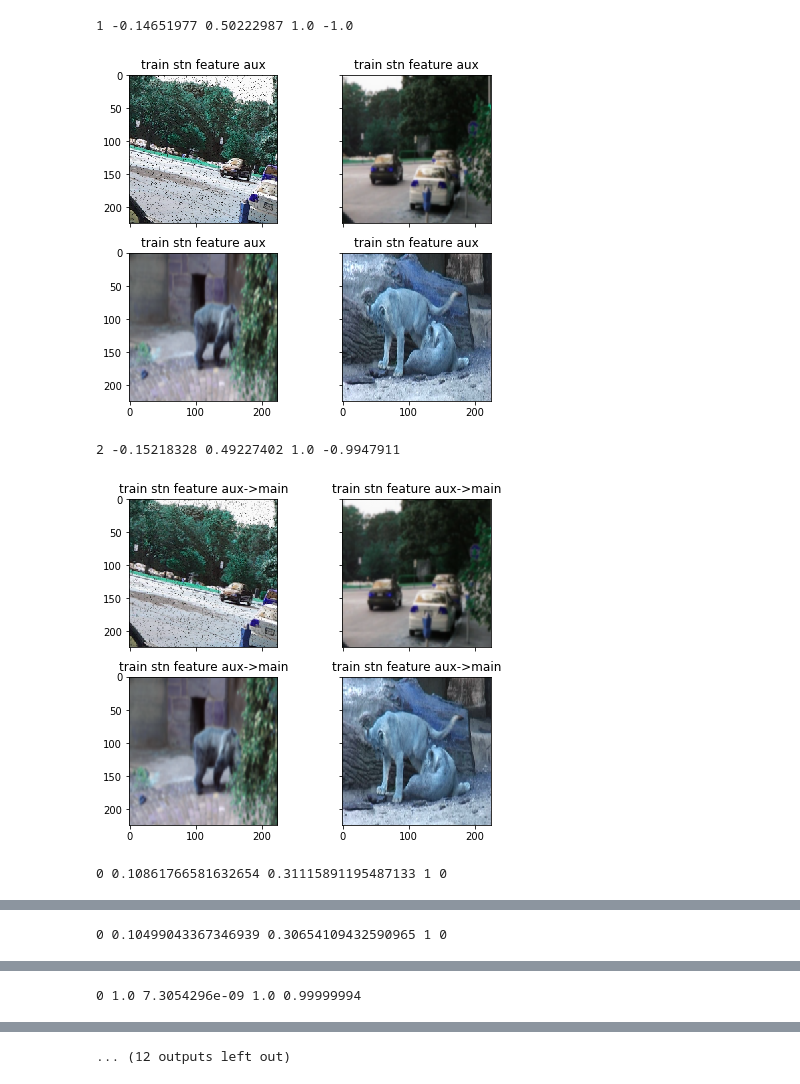
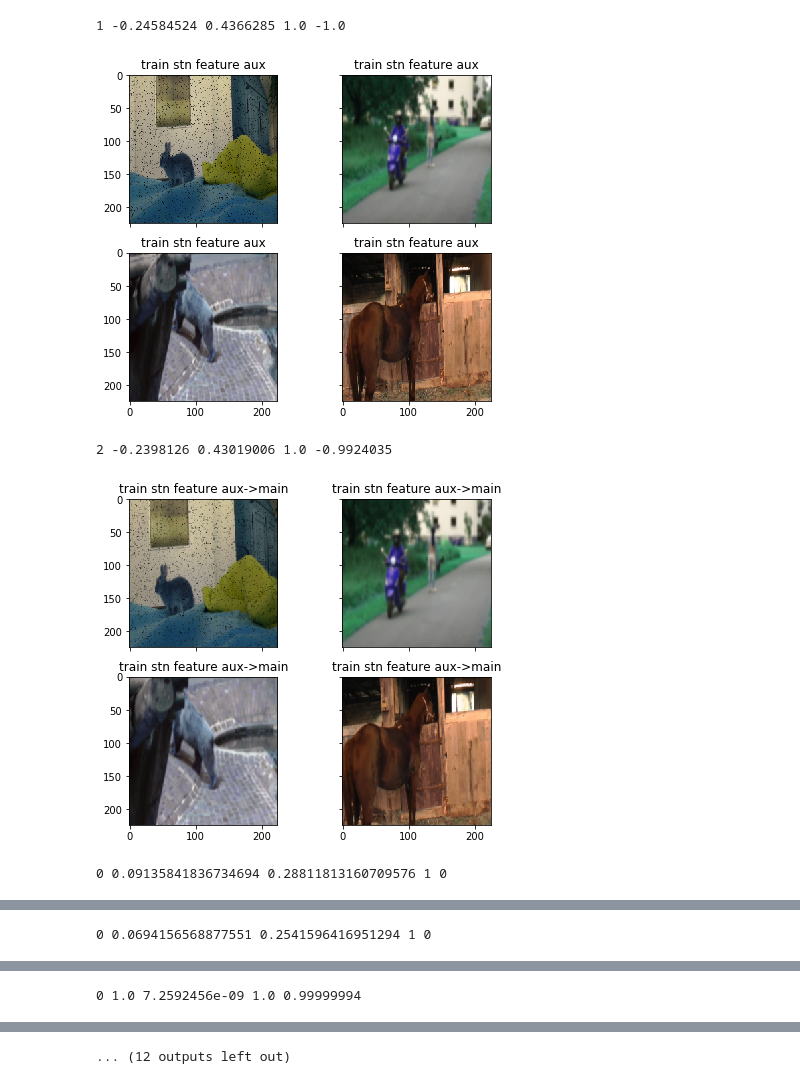
Before and after one commit to ISCAS007/torchseg, a Jupyter notebook: notebooks/motion_stn.ipynb, the cells around one changed output, grey strips where cells are left out. Drawn from its saved outputs; the diff is of its cells as text; code cells hidden in the pictures.

```diff
--- a/notebooks/motion_stn.ipynb
+++ b/notebooks/motion_stn.ipynb
@@ -124,10 +63,13 @@ def stn_loss(features,motion,pose,pose_mask_reg=1.0):
         total_loss+=pose_reg_loss
     return total_loss
 
-config_list='--net_name motion_unet_stn --backbone_name vgg11'
-config_list+=' --upsample_layer 1 --freeze_layer 0 --deconv_layer 5 --use_none_layer False'
-config_list+=' --use_part_number 1000 --note test_stn --dataset FBMS'
-model,dataset_loaders,normer=get_model_and_dataset(config_list.split())
+# config_list='--net_name motion_unet_stn --backbone_name vgg11'
+# config_list+=' --upsample_layer 1 --freeze_layer 0 --deconv_layer 5 --use_none_layer False'
+# config_list+=' --use_part_number 1000 --note task015_fg5 --dataset BMCnet'
+# model,dataset_loaders,normer=get_model_and_dataset(config_list.split())
+
+config_file='/home/yzbx/tmp/logs/motion/motion_unet_stn/FBMS/task012_bs4_f20/2019-03-11___20-59-33/config.txt'
+model,dataset_loaders,normer=get_model_and_dataset(config_file)
 device = torch.device('cuda' if torch.cuda.is_available() else 'cpu')
 model.eval()
 for split in ['train','val']:
@@ -185,5 +127,5 @@ layer_preference : (default:last)
-1 -0.14651977 0.50222987 1.0 -1.0
+1 -0.24584524 0.4366285 1.0 -1.0
-[figure, old version]
+[figure, new version]
-2 -0.15218328 0.49227402 1.0 -0.9947911
+2 -0.2398126 0.43019006 1.0 -0.9924035
-[figure, old version]
+[figure, new version]
-0 0.10861766581632654 0.31115891195487133 1 0
+0 0.09135841836734694 0.28811813160709576 1 0
@@ -191 +133 @@ layer_preference : (default:last)
-0 0.10499043367346939 0.30654109432590965 1 0
+0 0.0694156568877551 0.2541596416951294 1 0
@@ -193,4 +135,4 @@ layer_preference : (default:last)
-0 1.0 7.3054296e-09 1.0 0.99999994
+0 1.0 7.2592456e-09 1.0 0.99999994
 [figure]
 ... (12 outputs left out)
 # %%
```
Also changed, not shown: parts of 7 cells of this notebook, 16 other files.
